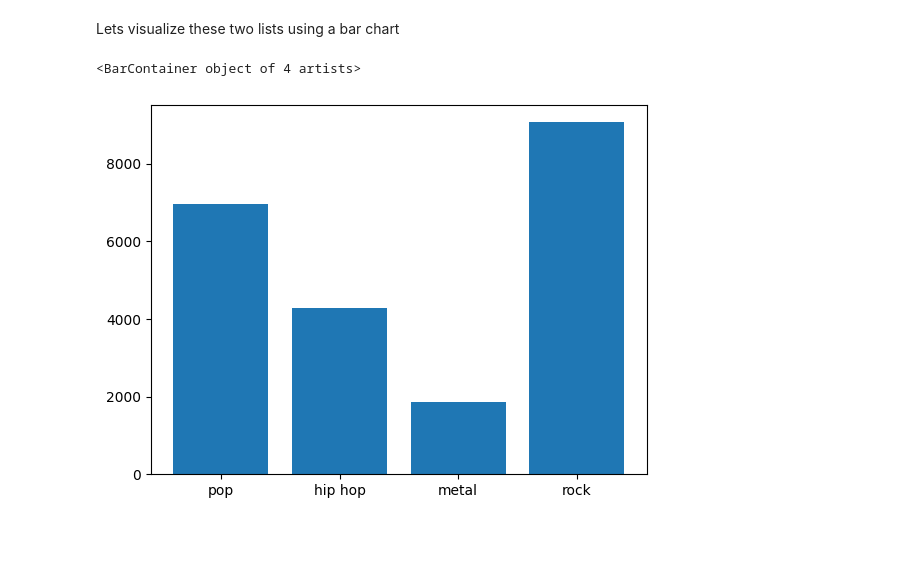
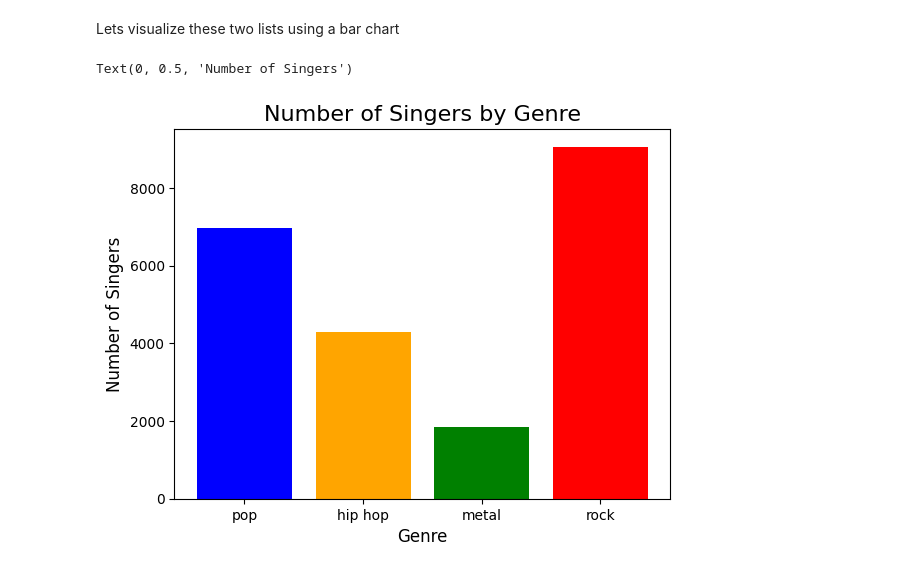
Before and after one commit to hunterlecour/pyspark_listening_project, a Jupyter notebook: pyspark_listening_project.ipynb, the cells around one changed output. Drawn from its saved outputs; the diff is of its cells as text; code cells hidden in the pictures; blank space fills up the shorter version.

Commit message:
Singers by Genre Bar Chart enhancement

```diff
--- a/pyspark_listening_project.ipynb
+++ b/pyspark_listening_project.ipynb
@@ -473,8 +473,11 @@ print(counts)
 [6960, 4288, 1854, 9066]
 # %% [markdown]
 Lets visualize these two lists using a bar chart
-# %%
-plts.bar(lables, counts)
-# %% [output]
-<BarContainer object of 4 artists>
-[figure, removed]
+# %%
+plts.bar(lables, counts, color = ['blue', 'orange', 'green', 'red'])
+plts.title('Number of Singers by Genre', fontsize=16)
+plts.xlabel('Genre', fontsize=12)
+plts.ylabel('Number of Singers', fontsize=12)
+# %% [output]
+Text(0, 0.5, 'Number of Singers')
+[figure, added]
```
Also changed, not shown: parts of 2 cells of this notebook.
